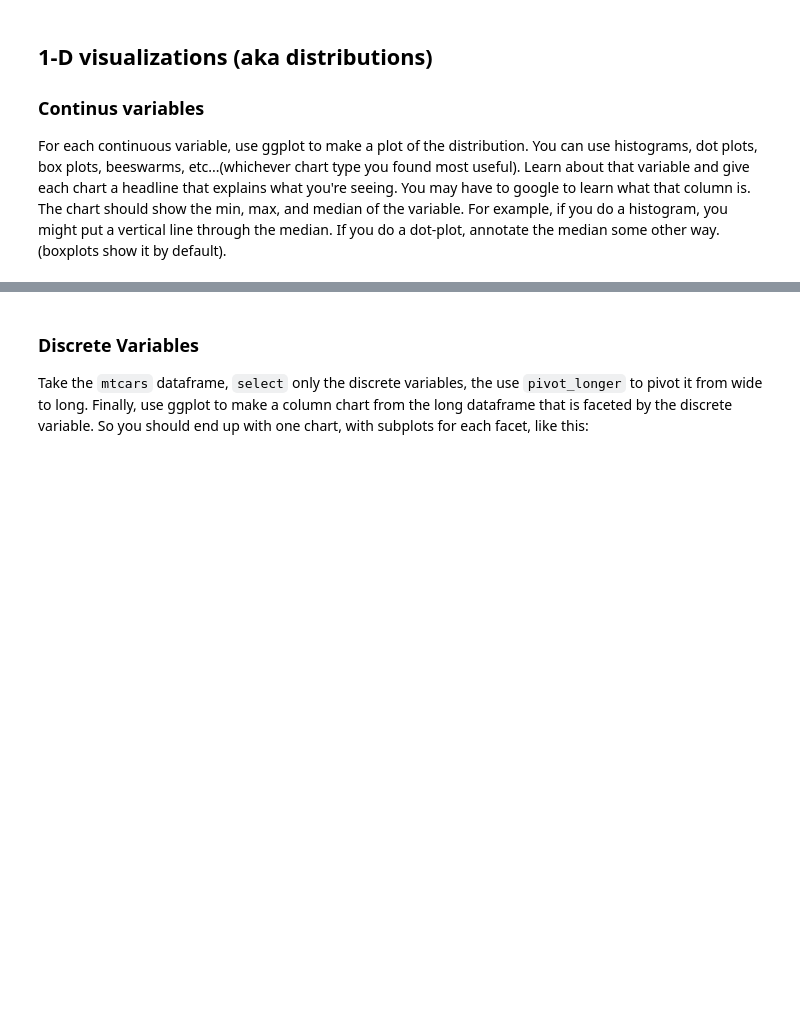
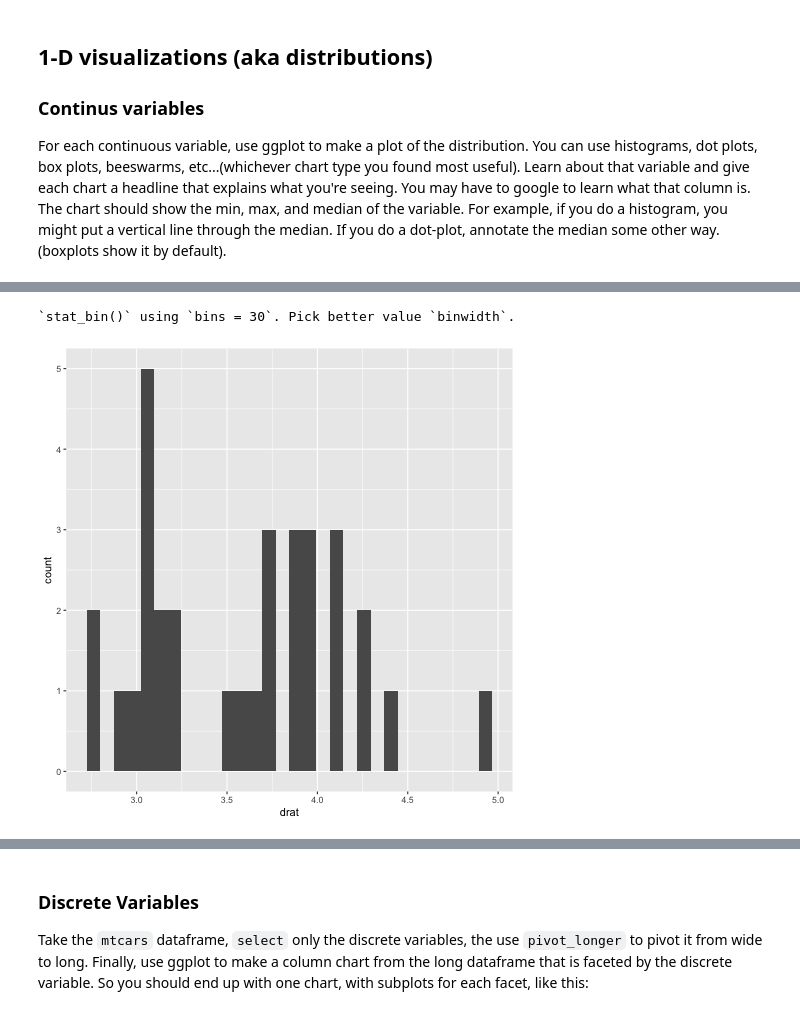
Before and after one commit to data4news/mtcars-eda-intro-loyolaalums, a Jupyter notebook: notebook-1.ipynb, the cells around one changed output, grey strips where cells are left out. Drawn from its saved outputs; the diff is of its cells as text; code cells hidden in the pictures; blank space fills up the shorter version.

```diff
--- a/notebook-1.ipynb
+++ b/notebook-1.ipynb
@@ -206,4 +238,12 @@ NULL
 # %%
 %%R
 
-# 👉 chart for disp
+# 👉 chart for drat
+
+mtcars |>
+    ggplot() +
+    aes(x=drat) +
+    geom_histogram()
+# %% [output]
+`stat_bin()` using `bins = 30`. Pick better value `binwidth`.
+[figure, added]
```
Also changed, not shown: parts of 16 cells of this notebook.
